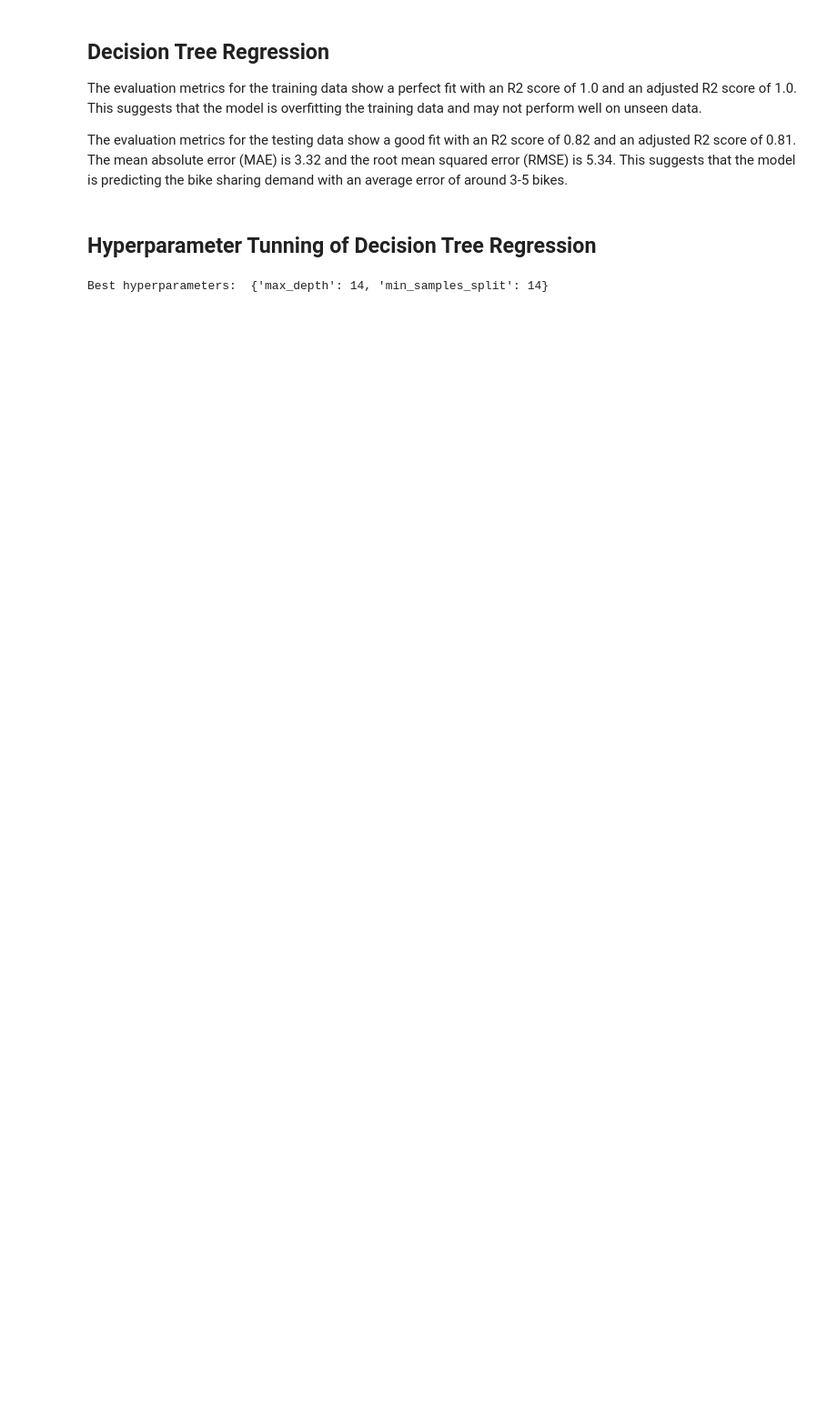
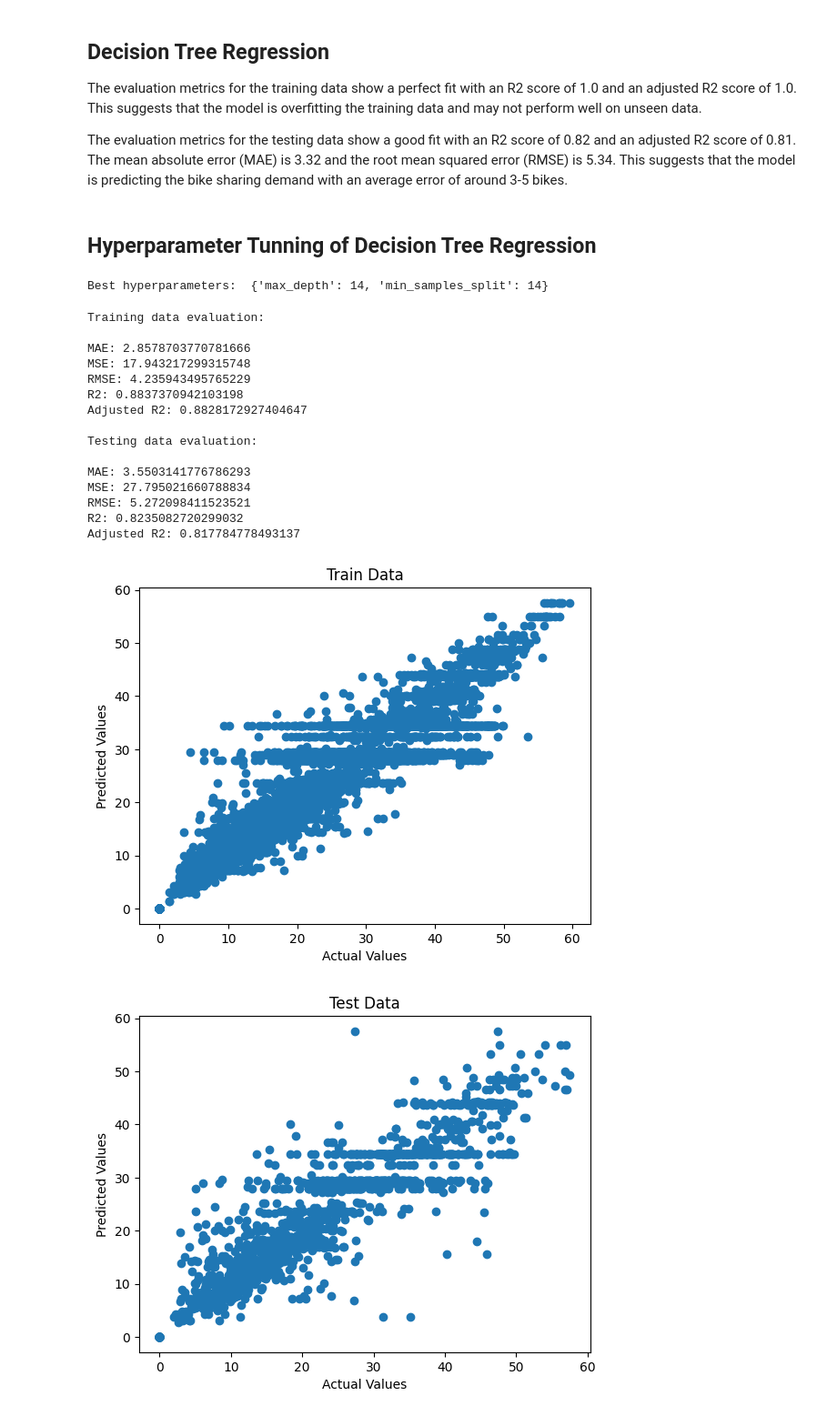
Before and after one commit to rajkumarshedage/Bike-Sharing-Demand-Prediction, a Jupyter notebook: Bike_Sharing_Demand_Prediction.ipynb, the cells around one changed output. Shown at 91% size. Drawn from its saved outputs; the diff is of its cells as text; code cells hidden in the pictures; blank space fills up the shorter version.

```diff
--- a/Bike_Sharing_Demand_Prediction.ipynb
+++ b/Bike_Sharing_Demand_Prediction.ipynb
@@ -1422,3 +1422,23 @@ dt_grid.fit(X_train,y_train)
 print("Best hyperparameters: ", dt_grid.best_params_)
 # %% [output]
 Best hyperparameters:  {'max_depth': 14, 'min_samples_split': 14}
+# %%
+model_eva(dt_grid)
+# %% [output]
+Training data evaluation:
+
+MAE: 2.8578703770781666
+MSE: 17.943217299315748
+RMSE: 4.235943495765229
+R2: 0.8837370942103198
+Adjusted R2: 0.8828172927404647
+
+Testing data evaluation:
+
+MAE: 3.5503141776786293
+MSE: 27.795021660788834
+RMSE: 5.272098411523521
+R2: 0.8235082720299032
+Adjusted R2: 0.817784778493137
+[figure, added]
+[figure, added]
```
Also changed, not shown: parts of 4 cells of this notebook.
